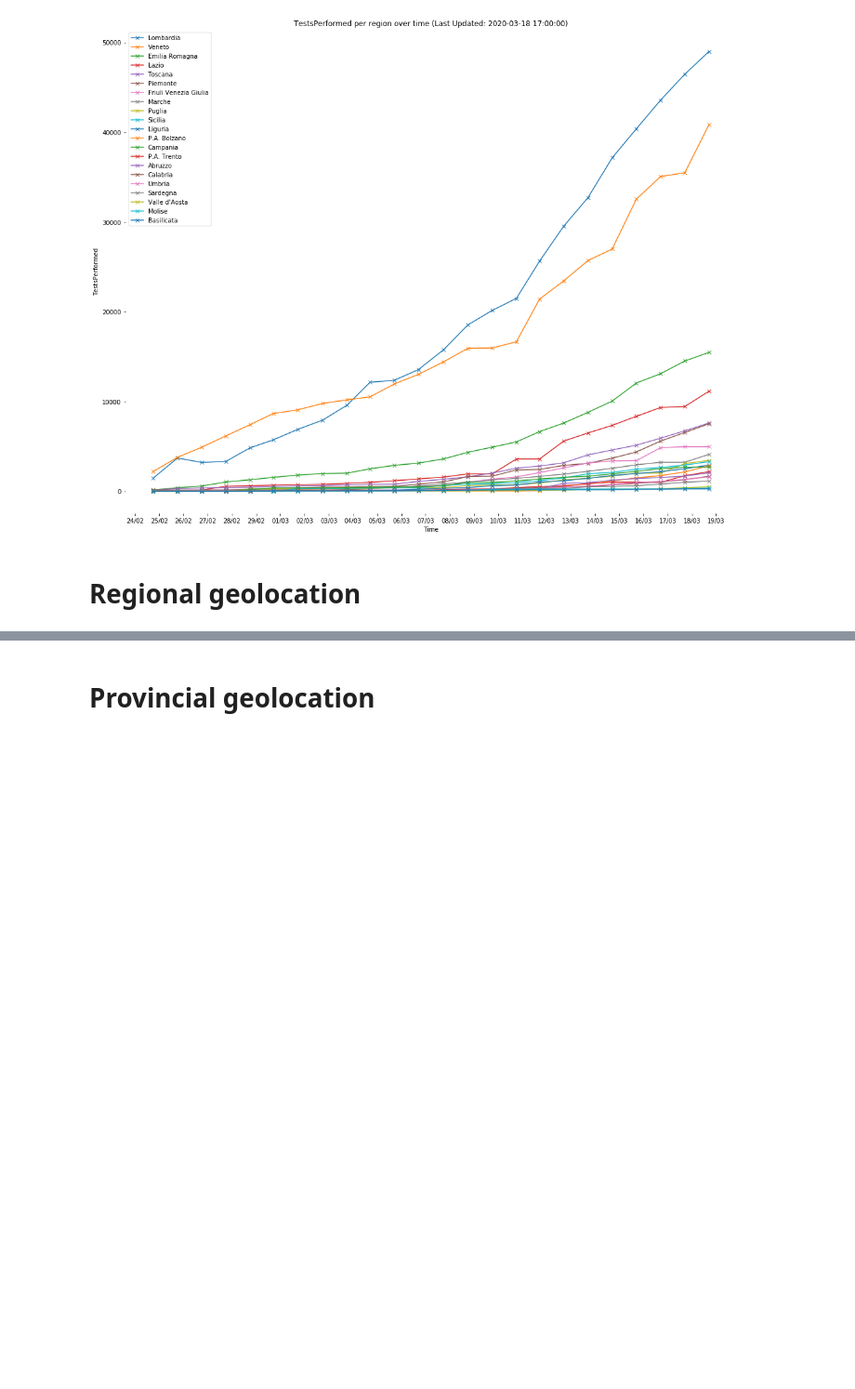
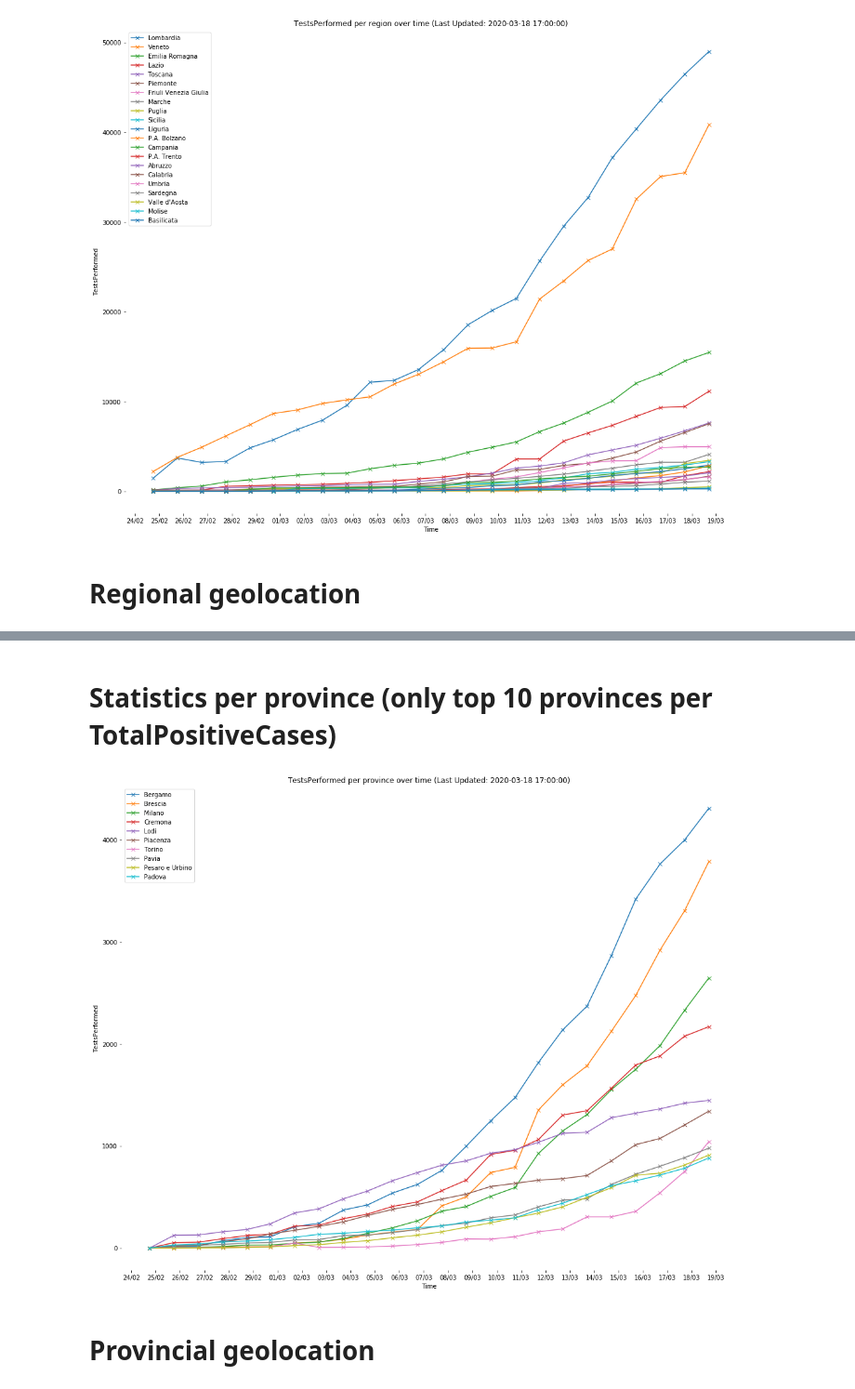
Before and after one commit to m322/portfolio, a Jupyter notebook: covid-19/italy.ipynb, the cells around one changed output, grey strips where cells are left out. Shown at 93% size. Saved outputs shown, nothing was run; the diff lists cells and outputs as text; code cells hidden in the pictures; blank space fills up the shorter version.

Commit message:
added Statistics per province (only top 10 provinces per TotalPositiveCases)

```diff
--- a/covid-19/italy.ipynb
+++ b/covid-19/italy.ipynb
@@ -228,0 +226,20 @@ italy_province_cluster = italy_province_cluster[(italy_province_cluster['Date']=
+# %% [markdown]
+# Statistics per province (only top 10 provinces per TotalPositiveCases)
+# %%
+plt.figure(figsize=(15, 12))
+for province in italy_province_cluster[italy_province_cluster['Date']==last_date].sort_values(by='TotalPositiveCases', ascending=False)['ProvinceName'][:10]:
+    plt.plot(italy_province_cluster[italy_province_cluster['ProvinceName'] == province]['Date'],
+             italy_province_cluster[italy_province_cluster['ProvinceName'] == province]['TotalPositiveCases'],
+             label=province,
+             marker='x')
+plt.xlabel('Time')
+plt.ylabel(f'{stat}')
+plt.title(f'{stat} per province over time (Last Updated: {last_date})')
+plt.legend()
+plt.box(False)
+plt.tight_layout()
+plt.gca().xaxis.set_major_locator(mdates.DayLocator())
+plt.gca().xaxis.set_major_formatter(mdates.DateFormatter('%d/%m'))
+plt.savefig(f'{OUTPUT_CHARTS_DIR}ita_province_TotalPositiveCases.png', dpi=300)
+# %% [output]
+[figure, added]
```
Also changed, not shown: parts of 2 cells of this notebook.
